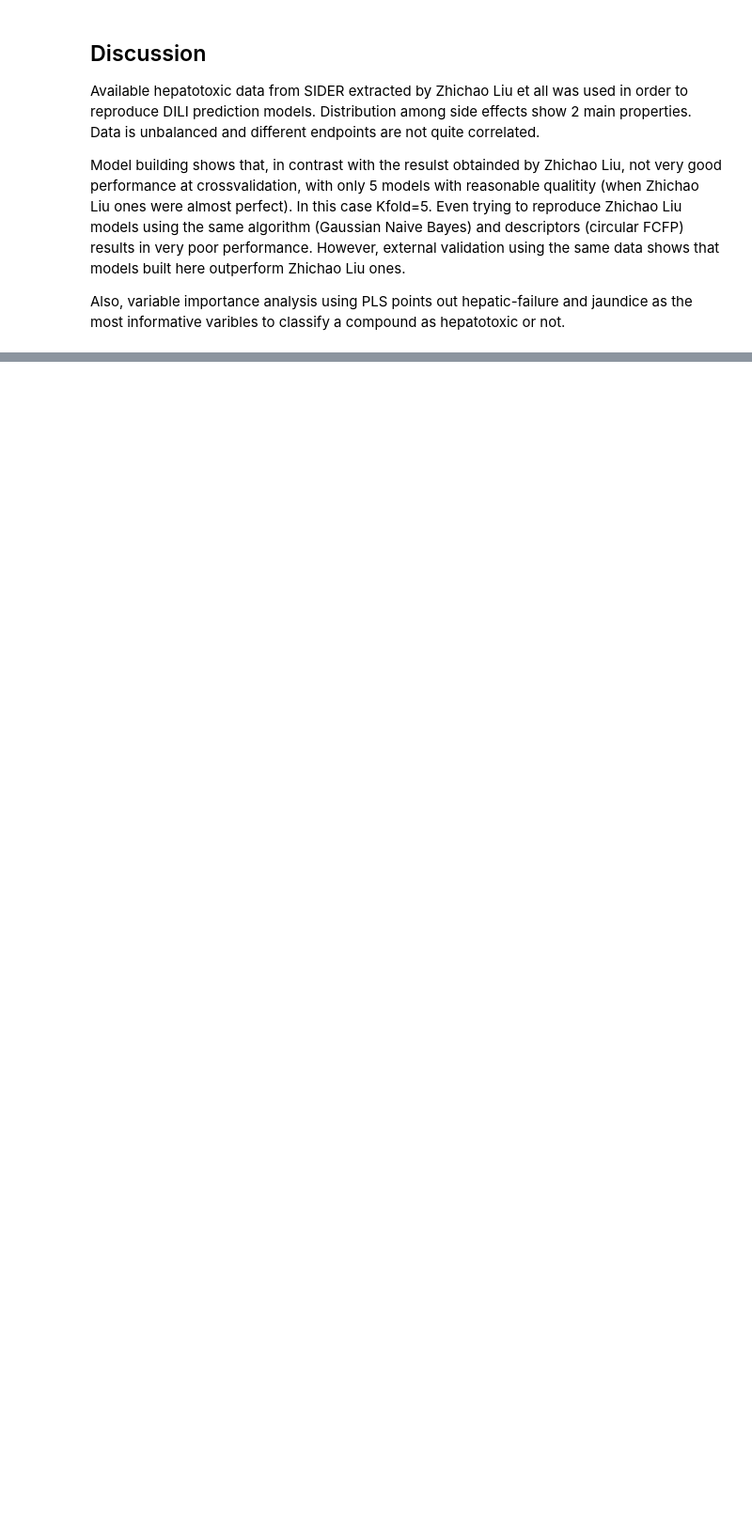
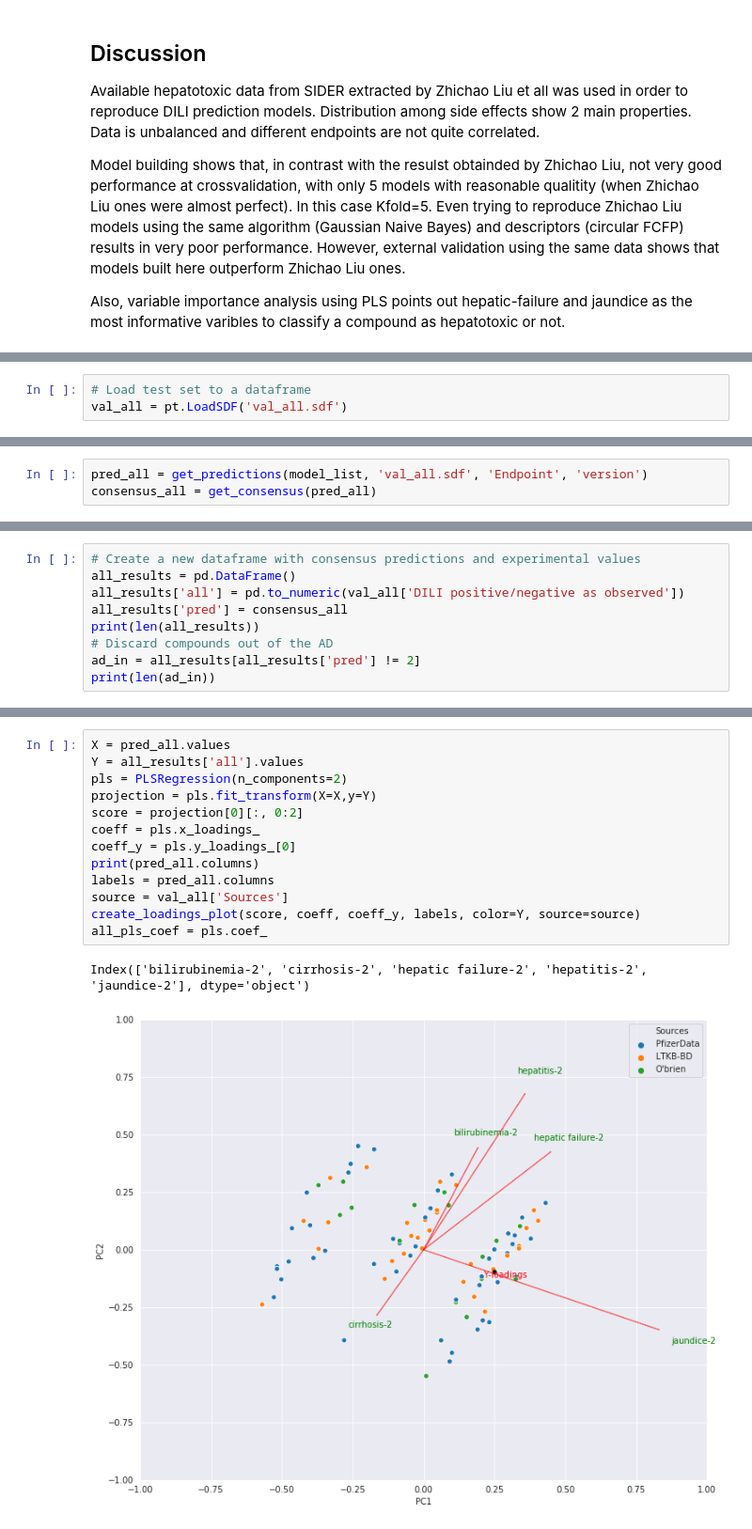
Before and after one commit to josecarlosgomezt/DILI_clinical_models, a Jupyter notebook: TONG_article_modeling.ipynb, the cells around one changed output, grey strips where cells are left out. Shown: that part at 94% size. Saved outputs shown, nothing was run; the diff lists cells and outputs as text; blank space fills up the shorter version.

```diff
--- a/TONG_article_modeling.ipynb
+++ b/TONG_article_modeling.ipynb
@@ -478,0 +827,3 @@ as hepatotoxic or not.
+# %%
+# Load test set to a dataframe
+val_all = pt.LoadSDF('val_all.sdf')
@@ -478,0 +842,3 @@ as hepatotoxic or not.
+# %%
+pred_all = get_predictions(model_list, 'val_all.sdf', 'Endpoint', 'version')
+consensus_all = get_consensus(pred_all)
@@ -478,0 +891,9 @@ as hepatotoxic or not.
+# %%
+# Create a new dataframe with consensus predictions and experimental values
+all_results = pd.DataFrame()
+all_results['all'] = pd.to_numeric(val_all['DILI positive/negative as observed'])
+all_results['pred'] = consensus_all
+print(len(all_results))
+# Discard compounds out of the AD
+ad_in = all_results[all_results['pred'] != 2]
+print(len(ad_in))
@@ -478,0 +915,16 @@ as hepatotoxic or not.
+# %%
+X = pred_all.values
+Y = all_results['all'].values
+pls = PLSRegression(n_components=2)
+projection = pls.fit_transform(X=X,y=Y)
+score = projection[0][:, 0:2]
+coeff = pls.x_loadings_
+coeff_y = pls.y_loadings_[0]
+print(pred_all.columns)
+labels = pred_all.columns
+source = val_all['Sources']
+create_loadings_plot(score, coeff, coeff_y, labels, color=Y, source=source)
+all_pls_coef = pls.coef_
+# %% [output]
+Index(['bilirubinemia-2', 'cirrhosis-2', 'hepatic failure-2', 'hepatitis-2', 'jaundice-2'], dtype='object')
+[figure, added]
```
Also changed, not shown: parts of 126 cells of this notebook.
